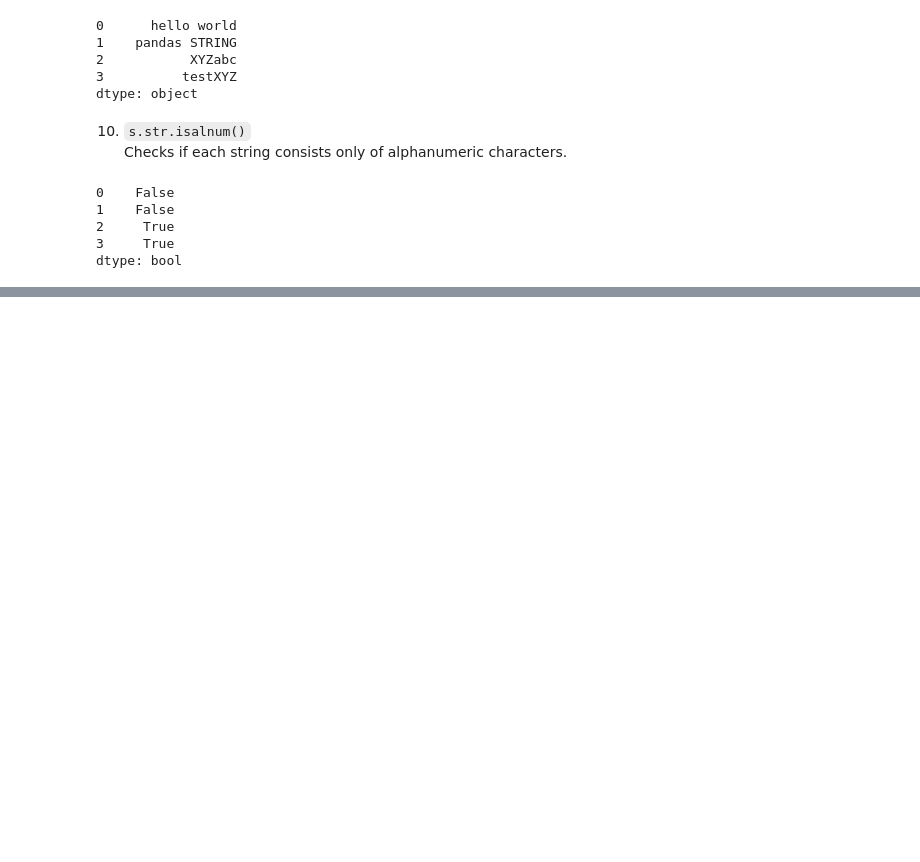
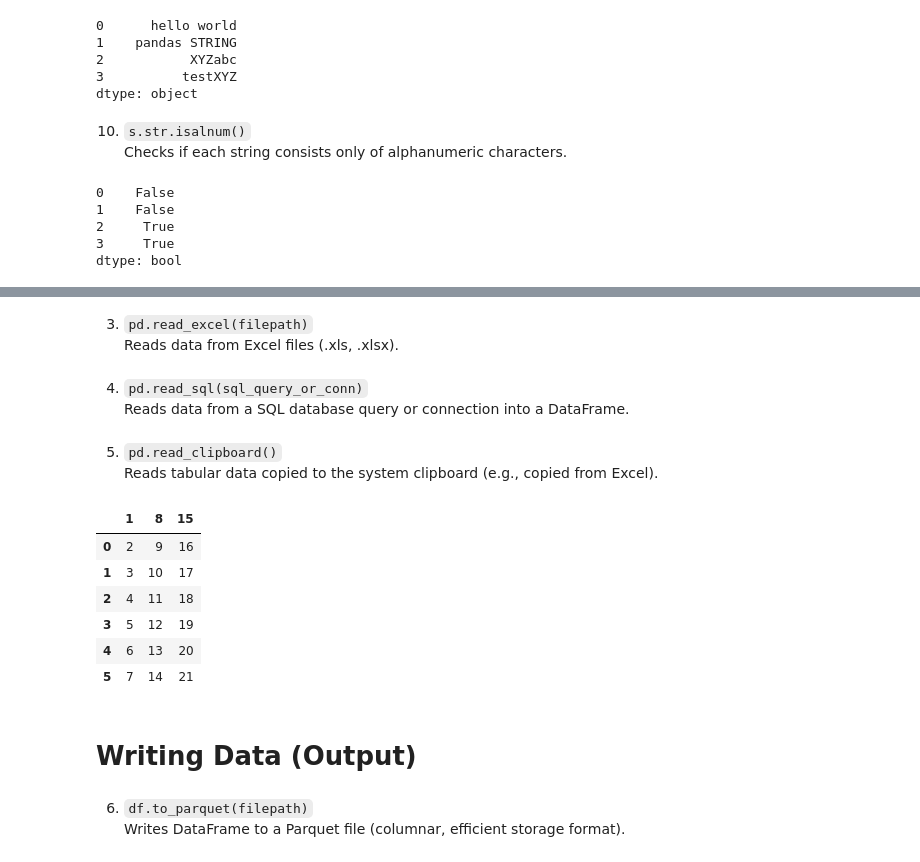
Before and after one commit to abdullahalasif25/My-Notes, a Jupyter notebook: Pandas.ipynb, the cells around one changed output, grey strips where cells are left out. Cells and saved outputs as stored; diff of their text form; code cells hidden in the pictures; blank space fills up the shorter version.

Commit message:
Reading data

```diff
--- a/Pandas.ipynb
+++ b/Pandas.ipynb
@@ -2048,0 +2064,3 @@ dtype: bool
+# %% [markdown]
+3. `pd.read_excel(filepath)`
+Reads data from Excel files (.xls, .xlsx).
@@ -2048,0 +2069,3 @@ dtype: bool
+# %% [markdown]
+4. `pd.read_sql(sql_query_or_conn)`
+Reads data from a SQL database query or connection into a DataFrame.
@@ -2048,0 +2076,20 @@ dtype: bool
+# %% [markdown]
+5. `pd.read_clipboard()`
+Reads tabular data copied to the system clipboard (e.g., copied from Excel).
+# %%
+df = pd.read_clipboard()
+df
+# %% [output]
+|  | 1 | 8 | 15 |
+| 0 | 2 | 9 | 16 |
+| 1 | 3 | 10 | 17 |
+| 2 | 4 | 11 | 18 |
+| 3 | 5 | 12 | 19 |
+| 4 | 6 | 13 | 20 |
+| 5 | 7 | 14 | 21 |
+# %% [markdown]
+# Writing Data (Output)
+# %% [markdown]
+
+6. `df.to_parquet(filepath)`
+Writes DataFrame to a Parquet file (columnar, efficient storage format).
```
Also changed, not shown: parts of 10 cells of this notebook, 1 other file.
